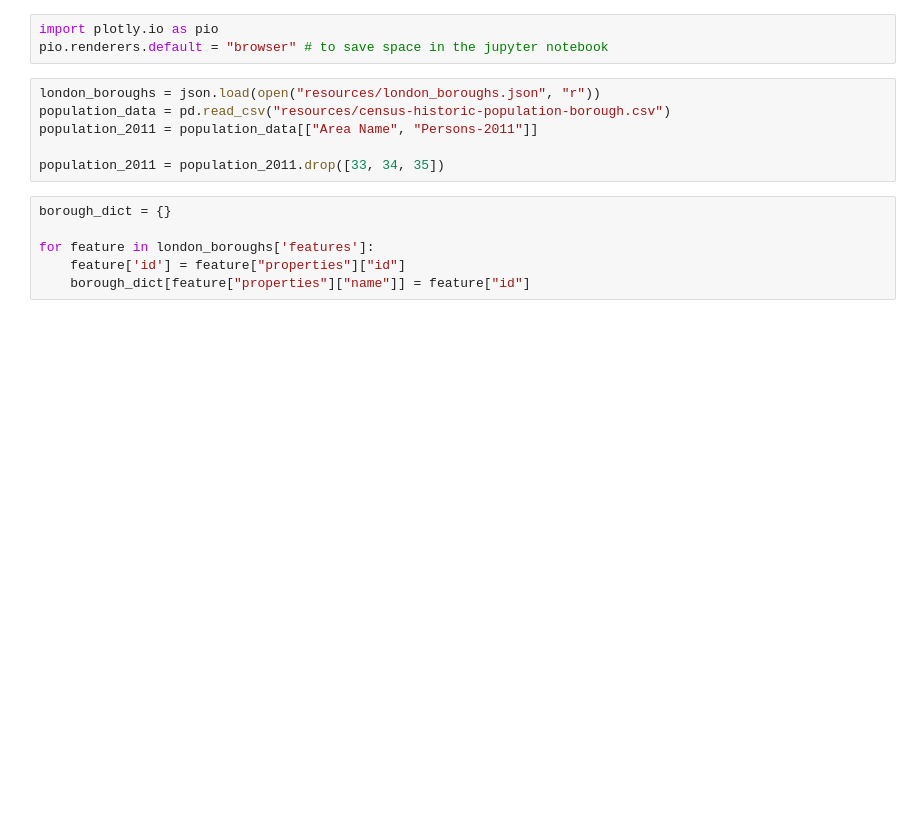
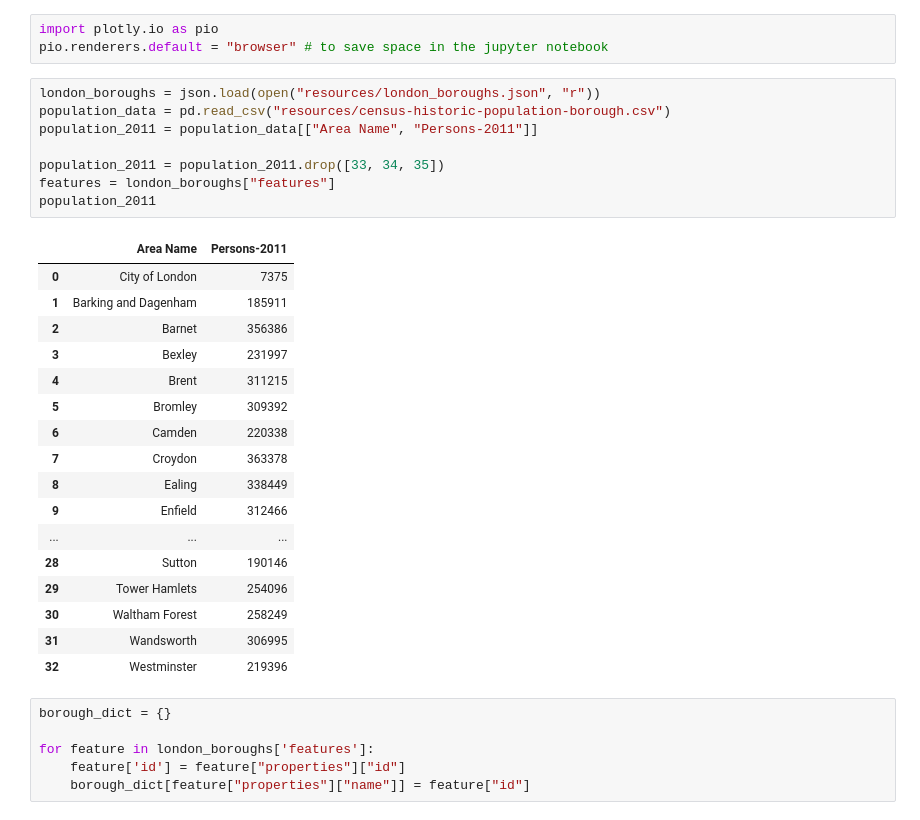
Before and after one commit to somduttasinha/Citizen-Voice, a Jupyter notebook: citizenvoice/dashboard/concept/choropleth.ipynb, the cells around one changed output. Saved outputs shown, nothing was run; the diff lists cells and outputs as text; blank space fills up the shorter version.

```diff
--- a/citizenvoice/dashboard/concept/choropleth.ipynb
+++ b/citizenvoice/dashboard/concept/choropleth.ipynb
@@ -8,9 +8,29 @@ pio.renderers.default = "browser" # to save space in the jupyter notebook
 # %%
 london_boroughs = json.load(open("resources/london_boroughs.json", "r"))
 population_data = pd.read_csv("resources/census-historic-population-borough.csv")
 population_2011 = population_data[["Area Name", "Persons-2011"]]
 
 population_2011 = population_2011.drop([33, 34, 35])
+features = london_boroughs["features"]
+population_2011
+# %% [output]
+|  | Area Name | Persons-2011 |
+| 0 | City of London | 7375 |
+| 1 | Barking and Dagenham | 185911 |
+| 2 | Barnet | 356386 |
+| 3 | Bexley | 231997 |
+| 4 | Brent | 311215 |
+| 5 | Bromley | 309392 |
+| 6 | Camden | 220338 |
+| 7 | Croydon | 363378 |
+| 8 | Ealing | 338449 |
+| 9 | Enfield | 312466 |
+| ... | ... | ... |
+| 28 | Sutton | 190146 |
+| 29 | Tower Hamlets | 254096 |
+| 30 | Waltham Forest | 258249 |
+| 31 | Wandsworth | 306995 |
+| 32 | Westminster | 219396 |
 # %%
 borough_dict = {}
 
```
Also changed, not shown: parts of 3 cells of this notebook, 5 other files.
